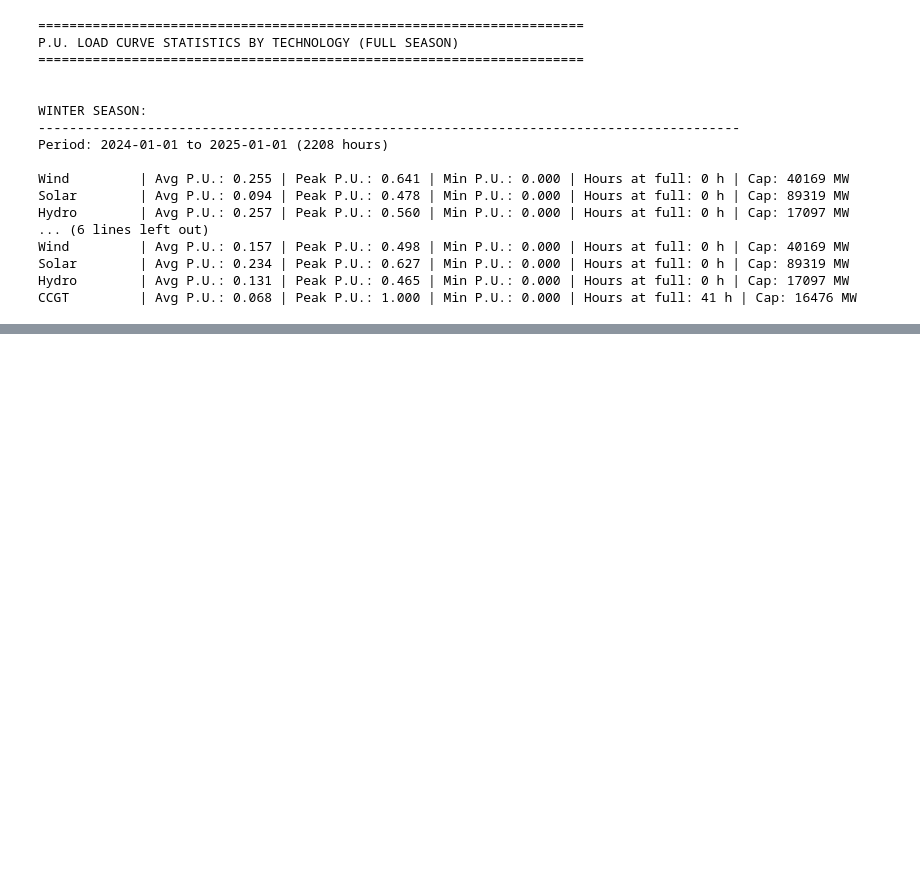
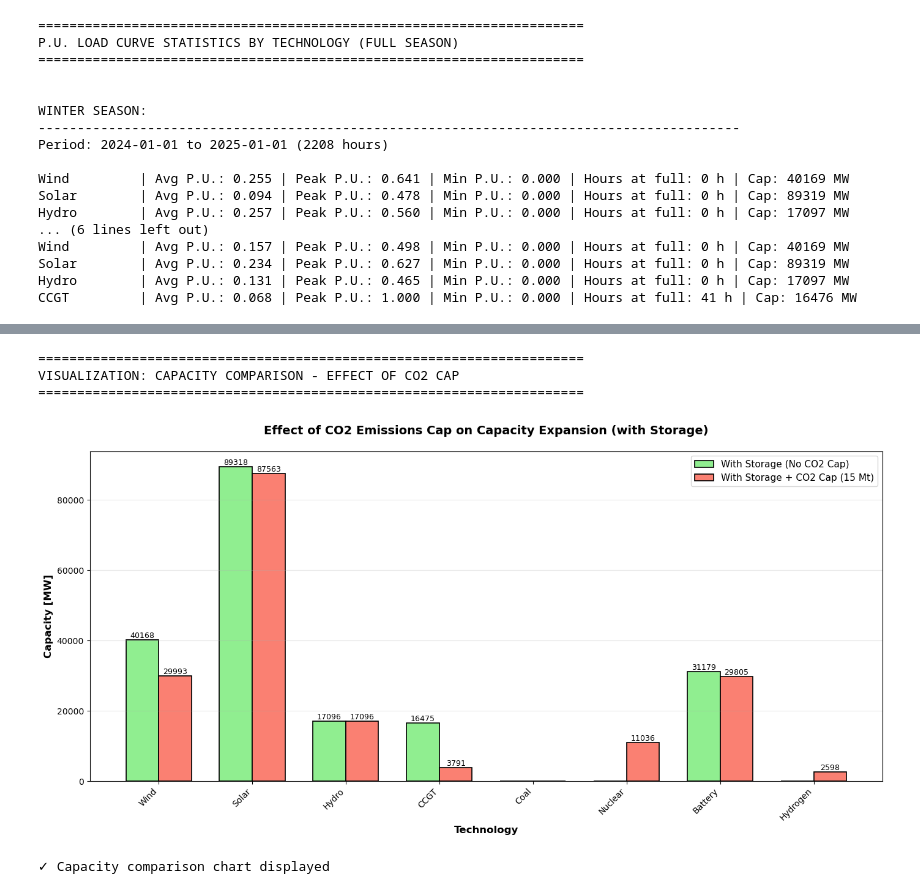
Before and after one commit to ccanoyrac/Integrated-energy-grids-Assignment, a Jupyter notebook: IEG_Assignment_Single_country.ipynb, the cells around one changed output, grey strips where cells are left out. Saved outputs shown, nothing was run; the diff lists cells and outputs as text; code cells hidden in the pictures; blank space fills up the shorter version.

```diff
--- a/IEG_Assignment_Single_country.ipynb
+++ b/IEG_Assignment_Single_country.ipynb
@@ -1851,0 +1961,53 @@ ModuleNotFoundError: No module named 'python_codes.Abstract_model_temp'
+# %%
+# === VISUALIZATION: Capacity Comparison (Storage + CO2 Cap vs Storage only) ===
+print("\n" + "="*70)
+print("VISUALIZATION: CAPACITY COMPARISON - EFFECT OF CO2 CAP")
+print("="*70 + "\n")
+
+# Prepare data for comparison visualization
+comparison_techs = [t for t in tech_params_opt.keys() if t in solution_df.columns]
+storage_caps = [result_with_storage.optimal_capacities.get(t, 0) for t in comparison_techs]
+co2_caps = [result_co2.optimal_capacities.get(t, 0) for t in comparison_techs]
+
+# Add battery and hydrogen
+comparison_techs_extended = comparison_techs + ['Battery', 'Hydrogen']
+storage_caps_ext = storage_caps + [result_with_storage.optimal_capacities.get('battery_power', 0),
+                                    result_with_storage.optimal_capacities.get('hydrogen_power', 0)]
+co2_caps_ext = co2_caps + [result_co2.optimal_capacities.get('battery_power', 0),
+                            result_co2.optimal_capacities.get('hydrogen_power', 0)]
+
+# Create grouped bar chart
+fig, ax = plt.subplots(figsize=(14, 7))
+x = np.arange(len(comparison_techs_extended))
+width = 0.35
+
+bars1 = ax.bar(x - width/2, storage_caps_ext, width, label='With Storage (No CO2 Cap)', color='lightgreen', edgecolor='black', linewidth=1.2)
+bars2 = ax.bar(x + width/2, co2_caps_ext, width, label=f'With Storage + CO2 Cap ({emission_cap_mtonnes} Mt)', color='salmon', edgecolor='black', linewidth=1.2)
+
+ax.set_xlabel('Technology', fontsize=12, fontweight='bold')
+ax.set_ylabel('Capacity [MW]', fontsize=12, fontweight='bold')
+ax.set_title('Effect of CO2 Emissions Cap on Capacity Expansion (with Storage)', fontsize=14, fontweight='bold', pad=20)
+ax.set_xticks(x)
+ax.set_xticklabels(comparison_techs_extended, rotation=45, ha='right')
+ax.legend(fontsize=11, loc='upper right')
+ax.grid(True, axis='y', alpha=0.3)
+
+# Add value labels on bars
+for bars in [bars1, bars2]:
+    for bar in bars:
+        height = bar.get_height()
+        if height > 0:
+            ax.text(bar.get_x() + bar.get_width()/2., height,
+                   f'{int(height)}',
+                   ha='center', va='bottom', fontsize=9)
+
+plt.tight_layout()
+plt.show()
+
+print("✓ Capacity comparison chart displayed\n")
+# %% [output]
+======================================================================
+VISUALIZATION: CAPACITY COMPARISON - EFFECT OF CO2 CAP
+======================================================================
+[figure, added]
+✓ Capacity comparison chart displayed
```
Also changed, not shown: parts of 10 cells of this notebook, 2 other files.
